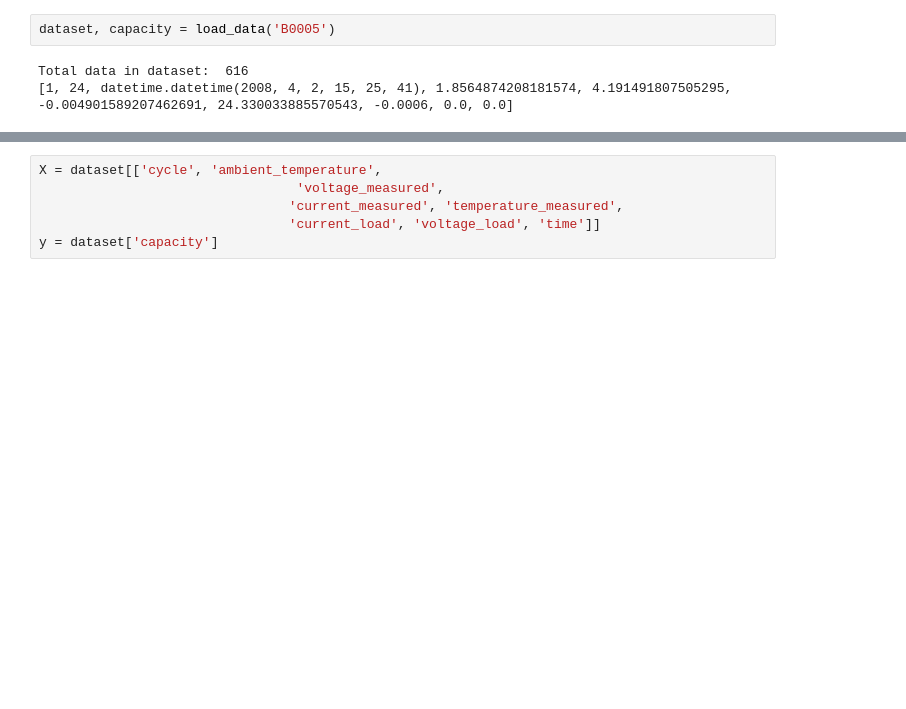
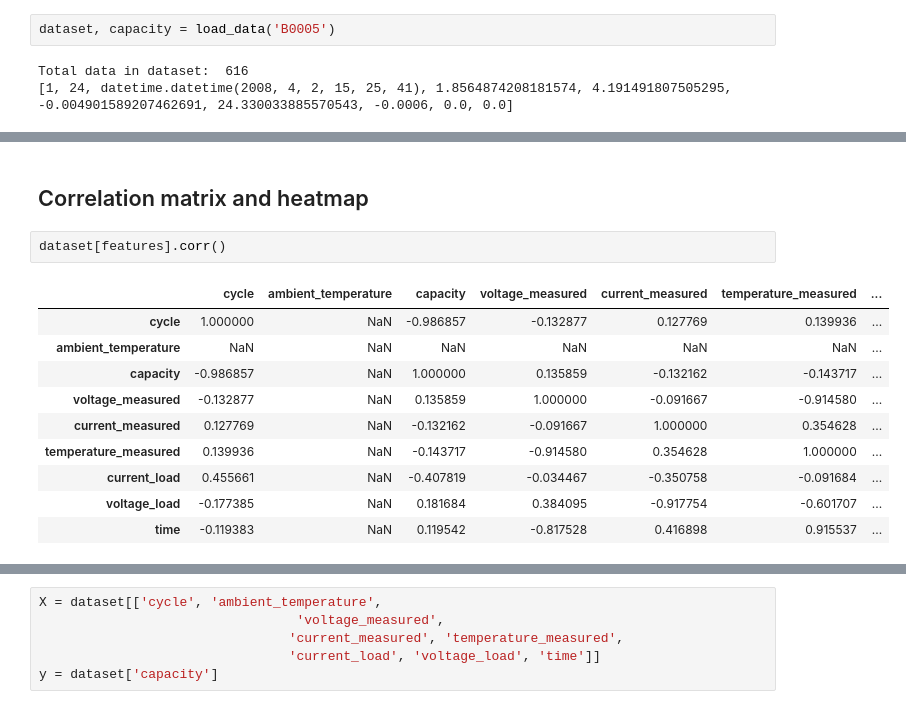
Before and after one commit to Yi-Chen-Lin2019/Predictive-maintenance-with-machine-learning, a Jupyter notebook: RUL.ipynb, the cells around one changed output, grey strips where cells are left out. Drawn from its saved outputs; the diff is of its cells as text; blank space fills up the shorter version.

```diff
--- a/RUL.ipynb
+++ b/RUL.ipynb
@@ -58,0 +168,15 @@ Total data in dataset:  616
+# %% [markdown]
+## Correlation matrix and heatmap
+# %%
+dataset[features].corr()
+# %% [output]
+|  | cycle | ambient_temperature | capacity | voltage_measured | current_measured | temperature_measured | ... |
+| cycle | 1.000000 | NaN | -0.986857 | -0.132877 | 0.127769 | 0.139936 | ... |
+| ambient_temperature | NaN | NaN | NaN | NaN | NaN | NaN | ... |
+| capacity | -0.986857 | NaN | 1.000000 | 0.135859 | -0.132162 | -0.143717 | ... |
+| voltage_measured | -0.132877 | NaN | 0.135859 | 1.000000 | -0.091667 | -0.914580 | ... |
+| current_measured | 0.127769 | NaN | -0.132162 | -0.091667 | 1.000000 | 0.354628 | ... |
+| temperature_measured | 0.139936 | NaN | -0.143717 | -0.914580 | 0.354628 | 1.000000 | ... |
+| current_load | 0.455661 | NaN | -0.407819 | -0.034467 | -0.350758 | -0.091684 | ... |
+| voltage_load | -0.177385 | NaN | 0.181684 | 0.384095 | -0.917754 | -0.601707 | ... |
+| time | -0.119383 | NaN | 0.119542 | -0.817528 | 0.416898 | 0.915537 | ... |
```
Also changed, not shown: parts of 41 cells of this notebook, 37 other files.
